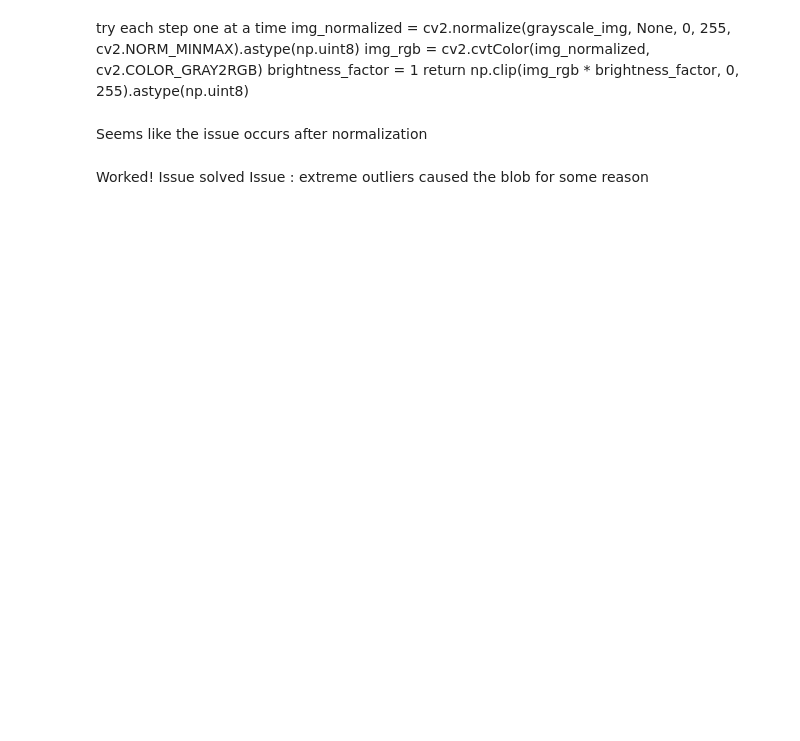
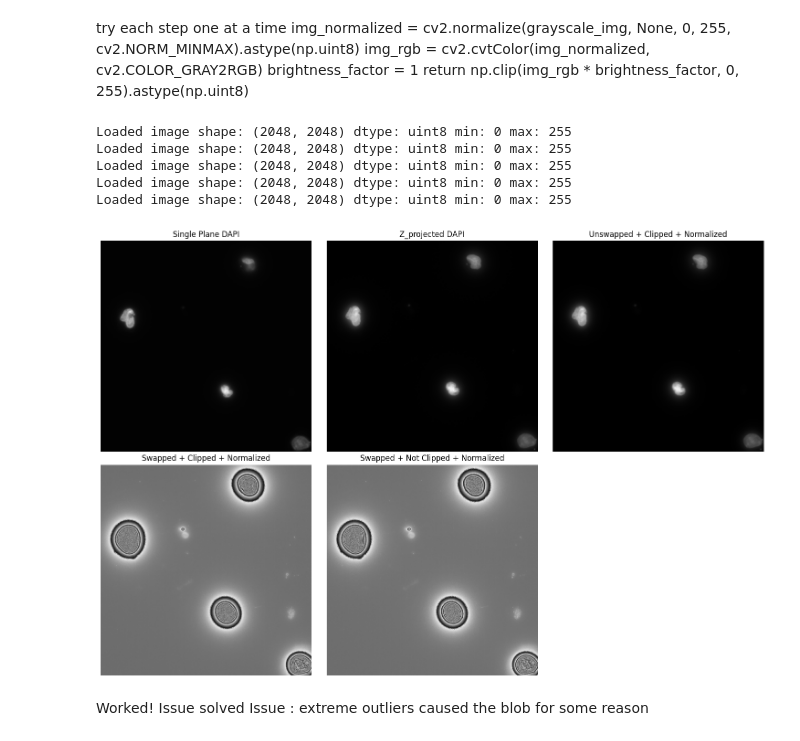
Before and after one commit to UCI-Ding-Lab/FISH-ML2, a Jupyter notebook: testingDAPIIssues.ipynb, the cells around one changed output. Cells and saved outputs as stored; diff of their text form; code cells hidden in the pictures; blank space fills up the shorter version.

Commit message:
updated testing notebook for resolving dapi issue

```diff
--- a/testingDAPIIssues.ipynb
+++ b/testingDAPIIssues.ipynb
@@ -223,10 +246,3 @@ print("First pixel value:", problematic_np.flat[0], "as bytes:", int(problematic
-# %%
-problematic_np = np.array(problematic_pil)
-if problematic_np.dtype == '>u2':
-    problematic_little_np = problematic_np.byteswap(inplace=True).astype(np.uint16)
-problematic_little_np = remove_outliers(problematic_np, k=18.0, use_median=False)
-print('Loaded image shape:', problematic_np.shape, 'dtype:', problematic_np.dtype, 'min:', problematic_np.min(), 'max:', problematic_np.max())
-print('Loaded image shape:', problematic_little_np.shape, 'dtype:', problematic_little_np.dtype, 'min:', problematic_little_np.min(), 'max:', problematic_little_np.max())
 # %%
 problematic_clipped = remove_outliers(problematic_np, k=18.0, use_median=False)
 problematic_little_clipped = remove_outliers(problematic_little_np, k=18.0, use_median=False)
@@ -269,32 +258,49 @@ try each step one at a time
 # %%
 single_normalized = cv2.normalize(single_np, None, 0, 255, cv2.NORM_MINMAX).astype(np.uint8)
 zprojected_normalized = cv2.normalize(zprojected_np, None, 0, 255, cv2.NORM_MINMAX).astype(np.uint8)
-problematic_normalized = cv2.normalize(problematic_np, None, 0, 255, cv2.NORM_MINMAX).astype(np.uint8)
-problematic_little_normalized = cv2.normalize(problematic_little_np, None, 0, 255, cv2.NORM_MINMAX).astype(np.uint8)
+problematic_normalized = cv2.normalize(problematic_clipped, None, 0, 255, cv2.NORM_MINMAX).astype(np.uint8)
+problematic_little_normalized = cv2.normalize(problematic_little_clipped, None, 0, 255, cv2.NORM_MINMAX).astype(np.uint8)
+problematic_little_notclipped_normalized = cv2.normalize(problematic_little_np, None, 0, 255, cv2.NORM_MINMAX).astype(np.uint8)
 
 print('Loaded image shape:', single_normalized.shape, 'dtype:', single_normalized.dtype, 'min:', single_normalized.min(), 'max:', single_normalized.max())
 print('Loaded image shape:', zprojected_normalized.shape, 'dtype:', zprojected_normalized.dtype, 'min:', zprojected_normalized.min(), 'max:', zprojected_normalized.max())
 print('Loaded image shape:', problematic_normalized.shape, 'dtype:', problematic_normalized.dtype, 'min:', problematic_normalized.min(), 'max:', problematic_normalized.max())
 print('Loaded image shape:', problematic_little_normalized.shape, 'dtype:', problematic_little_normalized.dtype, 'min:', problematic_little_normalized.min(), 'max:', problematic_little_normalized.max())
+print('Loaded image shape:', problematic_little_notclipped_normalized.shape, 'dtype:', problematic_little_notclipped_normalized.dtype, 'min:', problematic_little_notclipped_normalized.min(), 'max:', problematic_little_notclipped_normalized.max())
+# %% [output]
+Loaded image shape: (2048, 2048) dtype: uint8 min: 0 max: 255
+Loaded image shape: (2048, 2048) dtype: uint8 min: 0 max: 255
+Loaded image shape: (2048, 2048) dtype: uint8 min: 0 max: 255
+Loaded image shape: (2048, 2048) dtype: uint8 min: 0 max: 255
+Loaded image shape: (2048, 2048) dtype: uint8 min: 0 max: 255
 # %%
-fig, axes = plt.subplots(1, 4, figsize=(12, 6))
-axes[0].imshow(single_normalized, cmap='gray')
-axes[0].set_title('Single Plane DAPI')
-axes[0].axis('off')
+# Use 2x3 grid, hide the last subplot to avoid empty graph
+fig, axes = plt.subplots(2, 3, figsize=(15, 10))
 
-axes[1].imshow(zprojected_normalized, cmap='gray')
-axes[1].set_title('Z_projected DAPI')
-axes[1].axis('off')
+axes[0,0].imshow(single_normalized, cmap='gray')
+axes[0,0].set_title('Single Plane DAPI')
+axes[0,0].axis('off')
 
-axes[2].imshow(problematic_normalized, cmap='gray')
-axes[2].set_title('Problematic DAPI')
-axes[2].axis('off')
+axes[0,1].imshow(zprojected_normalized, cmap='gray')
+axes[0,1].set_title('Z_projected DAPI')
+axes[0,1].axis('off')
 
-axes[3].imshow(problematic_little_normalized, cmap='gray')
-axes[3].set_title('Problematic DAPI')
-axes[3].axis('off')
+axes[0,2].imshow(problematic_normalized, cmap='gray')
+axes[0,2].set_title('Unswapped + Clipped + Normalized')
+axes[0,2].axis('off')
+
+axes[1,0].imshow(problematic_little_normalized, cmap='gray')
+axes[1,0].set_title('Swapped + Clipped + Normalized')
+axes[1,0].axis('off')
+
+axes[1,1].imshow(problematic_little_notclipped_normalized, cmap='gray')
+axes[1,1].set_title('Swapped + Not Clipped + Normalized')
+axes[1,1].axis('off')
+
+# Hide the empty subplot
+axes[1,2].set_visible(False)
 
 plt.tight_layout()
 plt.show()
+# %% [output]
+[figure, added]
-# %% [markdown]
-Seems like the issue occurs after normalization
```
Also changed, not shown: parts of 9 cells of this notebook.
